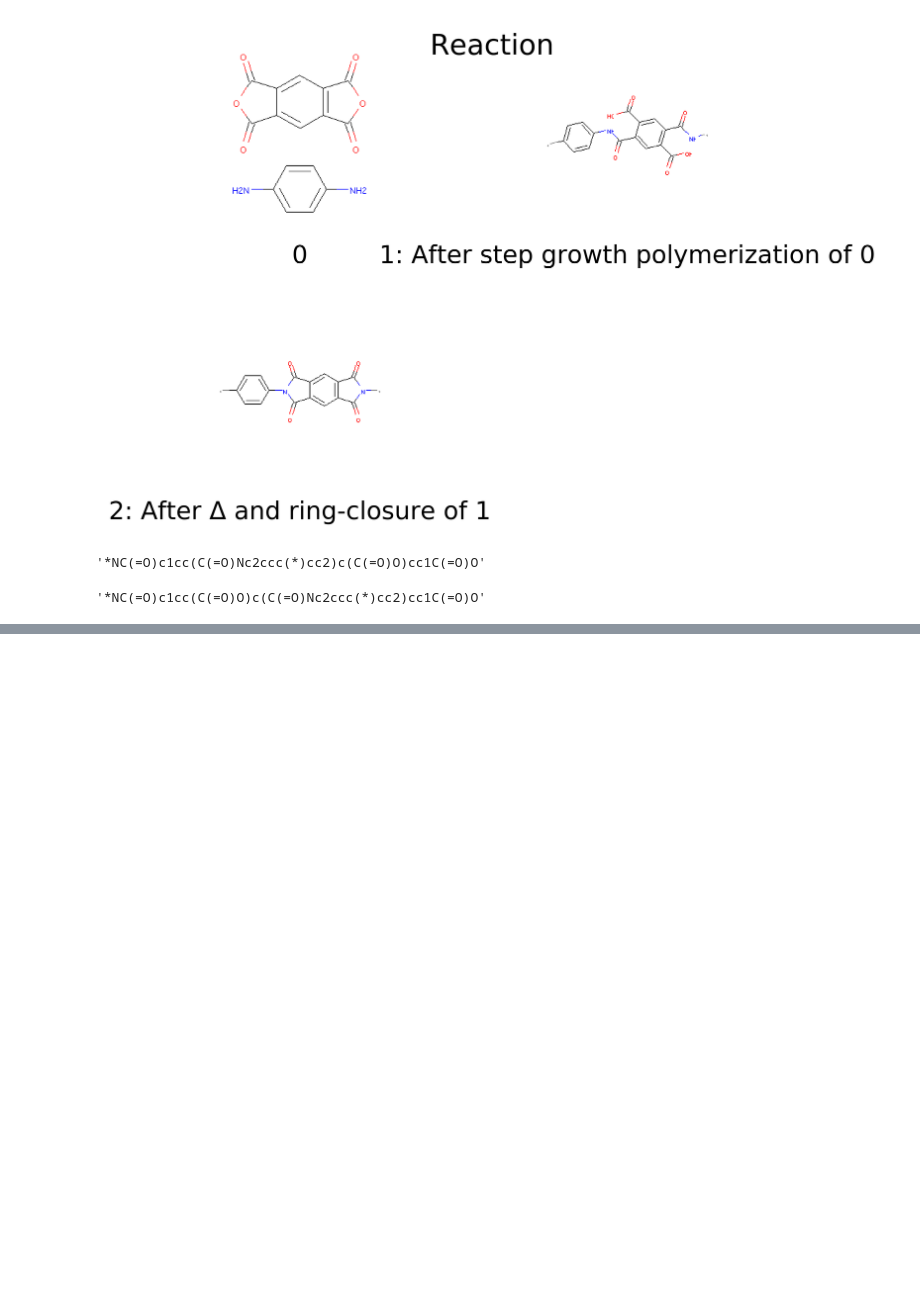
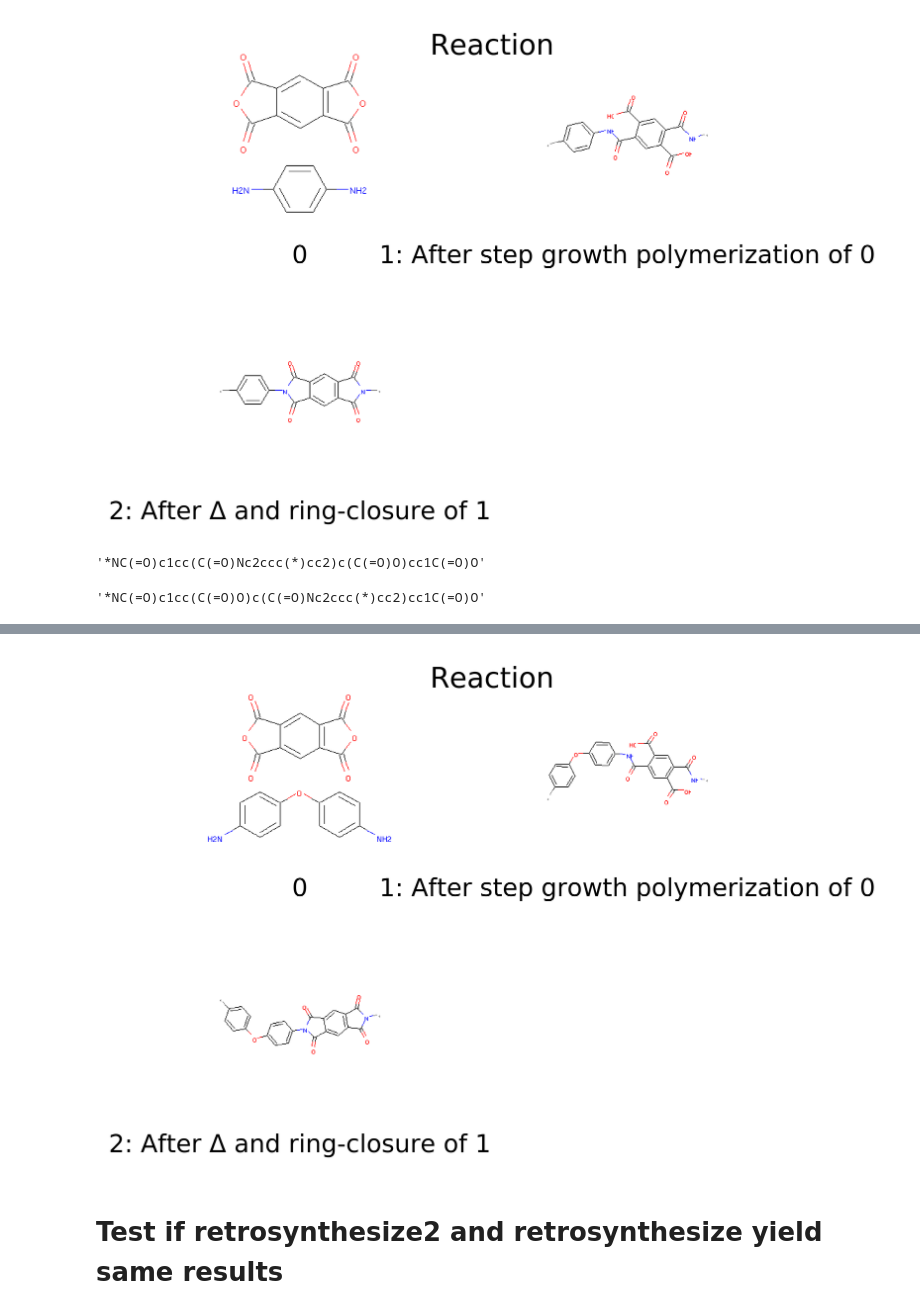
Before and after one commit to rishigurnani/hMOFs-Snurr, a Jupyter notebook: fall20_mse_8803_3.ipynb, the cells around one changed output, grey strips where cells are left out. Drawn from its saved outputs; the diff is of its cells as text; code cells hidden in the pictures; blank space fills up the shorter version.

```diff
--- a/fall20_mse_8803_3.ipynb
+++ b/fall20_mse_8803_3.ipynb
@@ -393,0 +352,7 @@ out[2].reaction_step_ls[-1].reactant_mol
+# %%
+mpl.rcParams['figure.dpi']= 800
+out[1].DrawSteps()
+# %% [output]
+[figure, added]
+# %% [markdown]
+# Test if retrosynthesize2 and retrosynthesize yield same results
```
Also changed, not shown: parts of 35 cells of this notebook, 2 other files.
